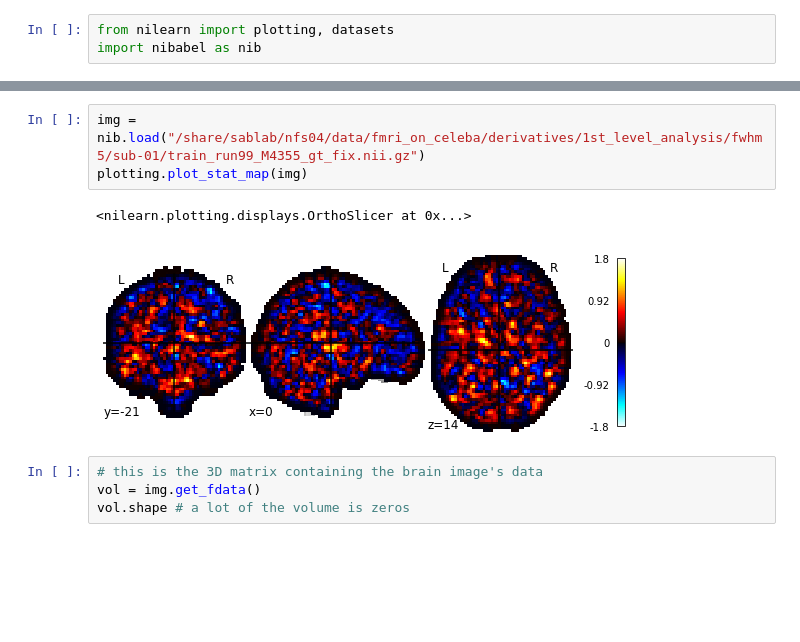
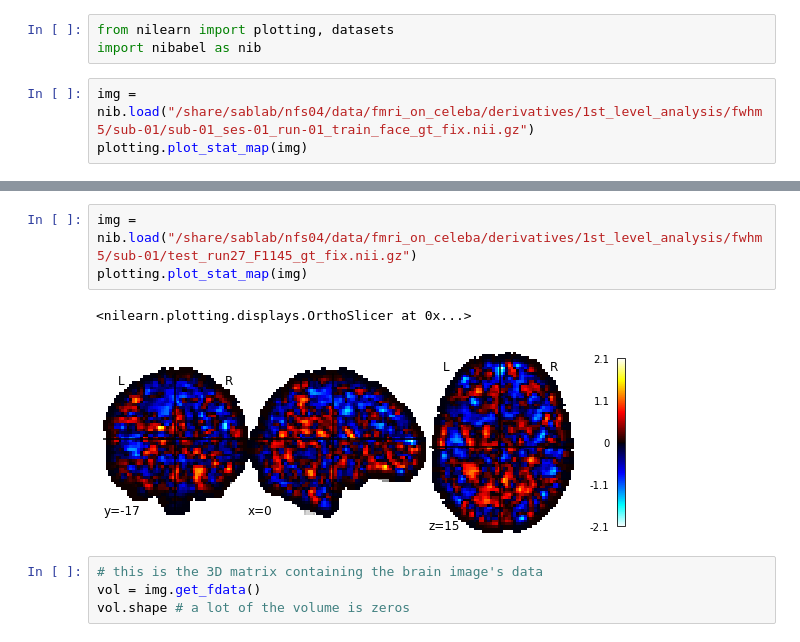
Before and after one commit to 30PandaX/gans-n-gmms, a Jupyter notebook: extract_visual_data.ipynb, the cells around one changed output, grey strips where cells are left out. Cells and saved outputs as stored; diff of their text form; blank space fills up the shorter version.

```diff
--- a/extract_visual_data.ipynb
+++ b/extract_visual_data.ipynb
@@ -1,3 +1,6 @@
 # %%
 from nilearn import plotting, datasets
 import nibabel as nib
+# %%
+img = nib.load("/share/sablab/nfs04/data/fmri_on_celeba/derivatives/1st_level_analysis/fwhm5/sub-01/sub-01_ses-01_run-01_train_face_gt_fix.nii.gz")
+plotting.plot_stat_map(img)
@@ -4,9 +10,9 @@ import nibabel as nib
 # %%
-img = nib.load("/share/sablab/nfs04/data/fmri_on_celeba/derivatives/1st_level_analysis/fwhm5/sub-01/train_run99_M4355_gt_fix.nii.gz")
+img = nib.load("/share/sablab/nfs04/data/fmri_on_celeba/derivatives/1st_level_analysis/fwhm5/sub-01/test_run27_F1145_gt_fix.nii.gz")
 plotting.plot_stat_map(img)
 # %% [output]
 <nilearn.plotting.displays.OrthoSlicer at 0x...>
-[figure, old version]
+[figure, new version]
 # %%
 # this is the 3D matrix containing the brain image's data
 vol = img.get_fdata()
```
Also changed, not shown: parts of 1 cell of this notebook, 35 other files.
